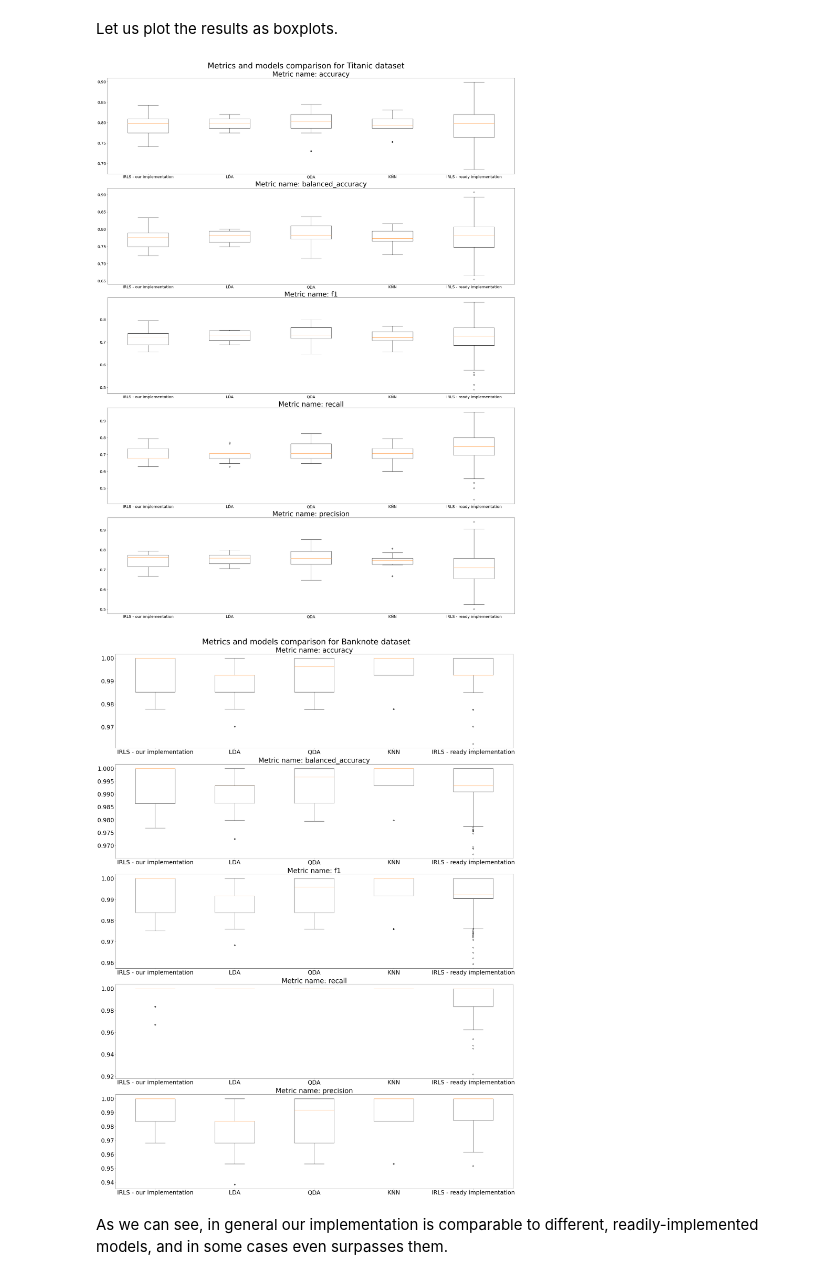
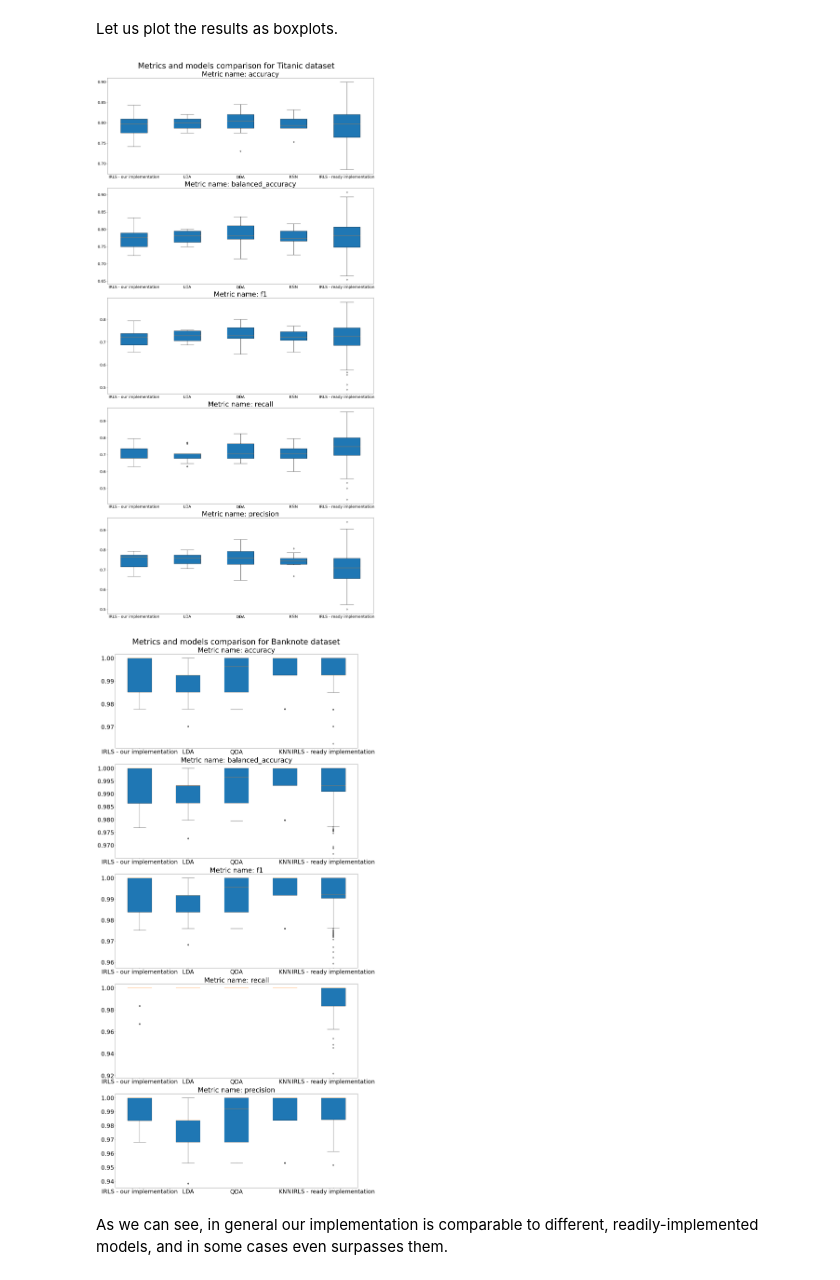
Before and after one commit to jakfol1217/AdvancedML_Project, a Jupyter notebook: real_data_experiments.ipynb, the cells around one changed output. Drawn from its saved outputs; the diff is of its cells as text; code cells hidden in the pictures.

```diff
--- a/real_data_experiments.ipynb
+++ b/real_data_experiments.ipynb
@@ -436,31 +436,31 @@ for i in range(len(scoring)):
 # %% [markdown]
 Let us plot the results as boxplots.
 # %%
-fig, ax = plt.subplots(5,1,figsize=(30,40), layout="constrained")
+fig, ax = plt.subplots(5,1,figsize=(20,40), layout="constrained")
 fig.suptitle("Metrics and models comparison for Titanic dataset", fontsize=40)
 matplotlib.rc('xtick', labelsize=30)
 matplotlib.rc('ytick', labelsize=30)
 for i, (dict, metric_name) in enumerate(zip(metric_dicts_titanic, scoring)):
     labels, data = dict.keys(), dict.values()
-    ax[i].boxplot(data)
+    ax[i].boxplot(data, patch_artist=True)
     ax[i].set_xticks(range(1, len(labels) + 1), labels)
     ax[i].set_title(f"Metric name: {metric_name}", fontsize=35)
 plt.show()
 # %% [output]
-[figure, old version]
+[figure, new version]
 # %%
-fig, ax = plt.subplots(5,1,figsize=(30,40), layout="constrained")
+fig, ax = plt.subplots(5,1,figsize=(20,40), layout="constrained")
 fig.suptitle("Metrics and models comparison for Banknote dataset", fontsize=40)
 matplotlib.rc('xtick', labelsize=30)
 matplotlib.rc('ytick', labelsize=30)
 for i, (dict, metric_name) in enumerate(zip(metric_dicts_bank, scoring)):
     labels, data = dict.keys(), dict.values()
-    ax[i].boxplot(data)
+    ax[i].boxplot(data, patch_artist=True)
     ax[i].set_xticks(range(1, len(labels) + 1), labels)
     ax[i].set_title(f"Metric name: {metric_name}", fontsize=35)
 plt.show()
 # %% [output]
-[figure, old version]
+[figure, new version]
 # %% [markdown]
 As we can see, in general our implementation is comparable to different, readily-implemented models, and in some cases even surpasses them.
 # %% [markdown]
```
Also changed, not shown: parts of 4 cells of this notebook.
